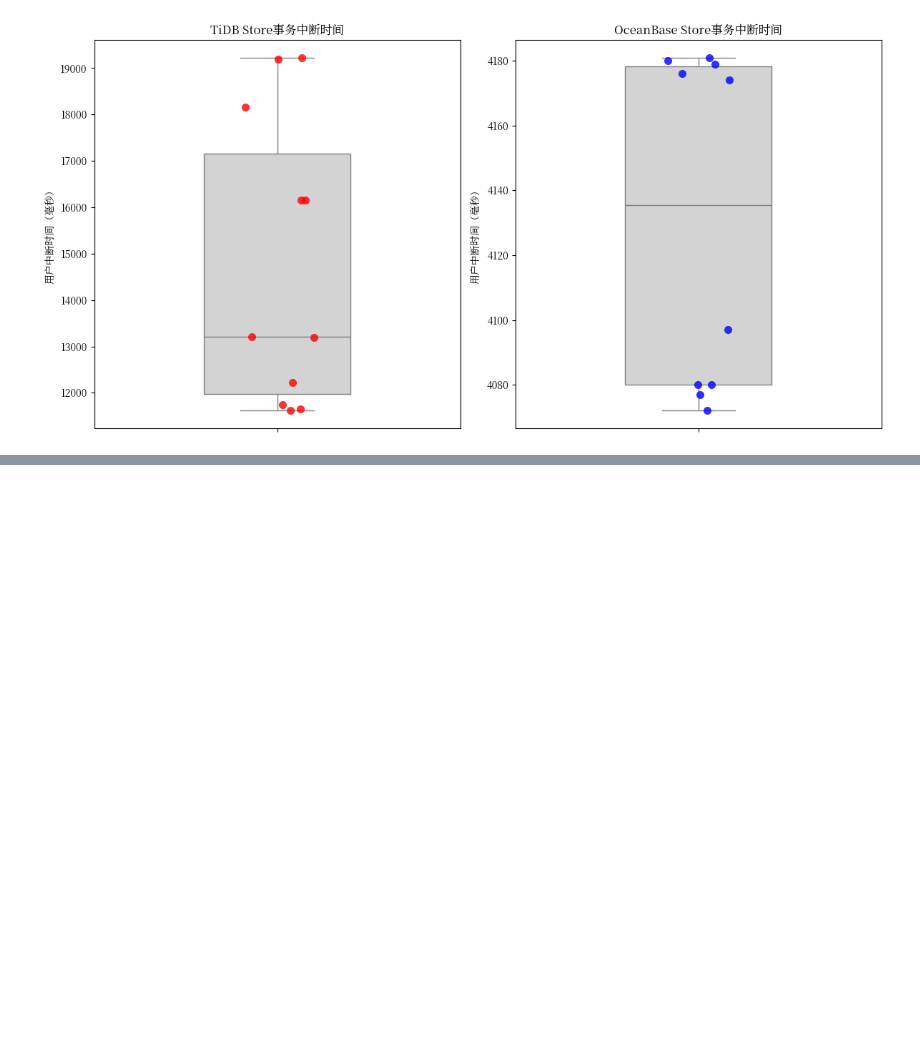
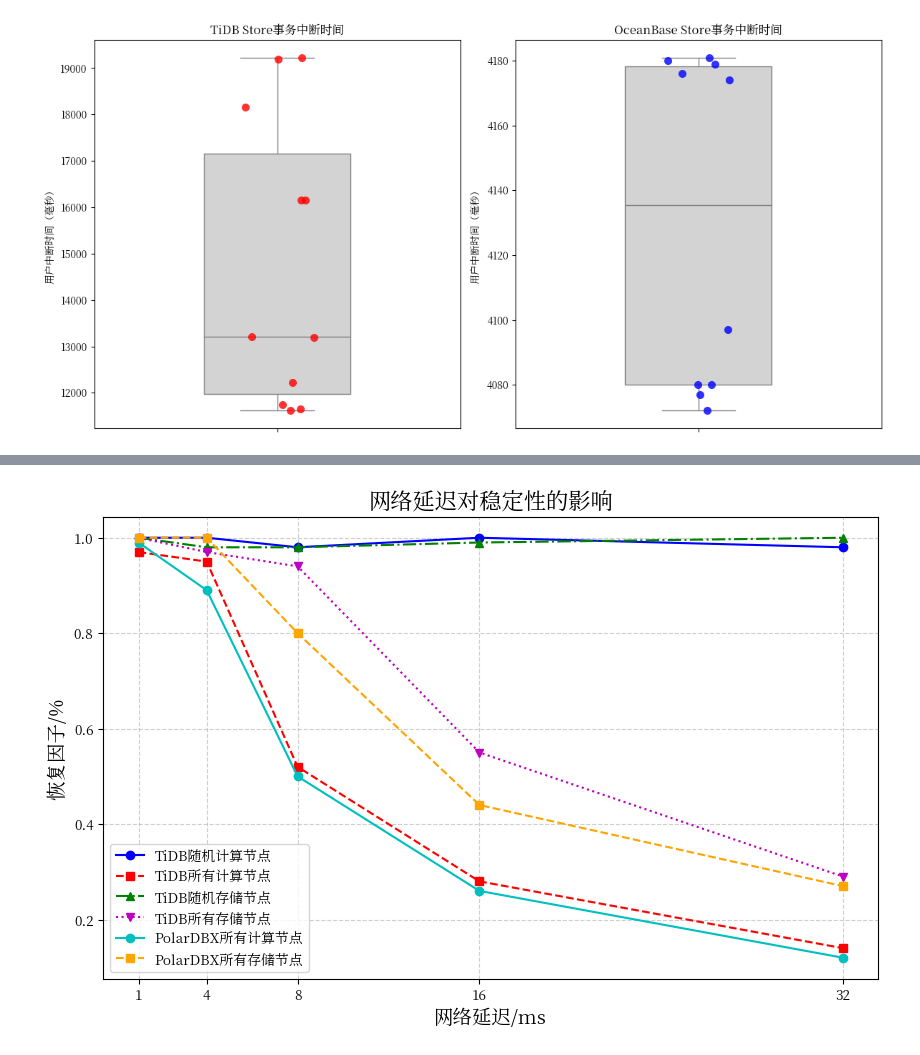
Before and after one commit to my-vegetable-has-exploded/benchmarksql, a Jupyter notebook: test.ipynb, the cells around one changed output, grey strips where cells are left out. Saved outputs shown, nothing was run; the diff lists cells and outputs as text; code cells hidden in the pictures; blank space fills up the shorter version.

```diff
--- a/test.ipynb
+++ b/test.ipynb
@@ -750,0 +808,36 @@ tidb_stoarge_all = [1.0, 0.97, 0.94, 0.55, 0.29]
+# %%
+# 计算存储节点数据对比 网络延迟
+net_delay = [1, 4, 8, 16, 32]
+tidb_compute_one = [1.0, 1.0, 0.98, 1.0, 0.98]
+tidb_compute_all = [0.97, 0.95, 0.52, 0.28, 0.14]
+tidb_storage_one = [1.0, 0.98, 0.98, 0.99, 1.0]
+tidb_stoarge_all = [1.0, 0.97, 0.94, 0.55, 0.29]
+polardb_compute_all = [0.99, 0.89, 0.50, 0.26, 0.12]
+polardb_storage_all = [1, 1.0, 0.80, 0.44, 0.27]
+
+# plot the figure
+plt.figure(figsize=(10, 6))
+plt.plot(net_delay, tidb_compute_one, marker='o', linestyle='-', color='b', label='TiDB随机计算节点')
+plt.plot(net_delay, tidb_compute_all, marker='s', linestyle='--', color='r', label='TiDB所有计算节点')
+plt.plot(net_delay, tidb_storage_one, marker='^', linestyle='-.', color='g', label='TiDB随机存储节点')
+plt.plot(net_delay, tidb_stoarge_all, marker='v', linestyle=':', color='m', label='TiDB所有存储节点')
+
+plt.plot(net_delay, polardb_compute_all, marker='o', linestyle='-', color='c', label='PolarDBX所有计算节点')
+plt.plot(net_delay, polardb_storage_all, marker='s', linestyle='--', color='orange', label='PolarDBX所有存储节点')
+
+# add title and labels
+plt.title('网络延迟对稳定性的影响', fontsize=16)
+plt.xlabel('网络延迟/ms', fontsize=14)
+plt.ylabel('恢复因子/%', fontsize=14)
+
+# set grid
+plt.grid(True, linestyle='--', alpha=0.6)
+
+# set x axis ticks
+plt.xticks(net_delay)
+
+# add legend
+plt.legend()
+plt.show()
+# %% [output]
+[figure, added]
```
Also changed, not shown: parts of 12 cells of this notebook, 7 other files.
